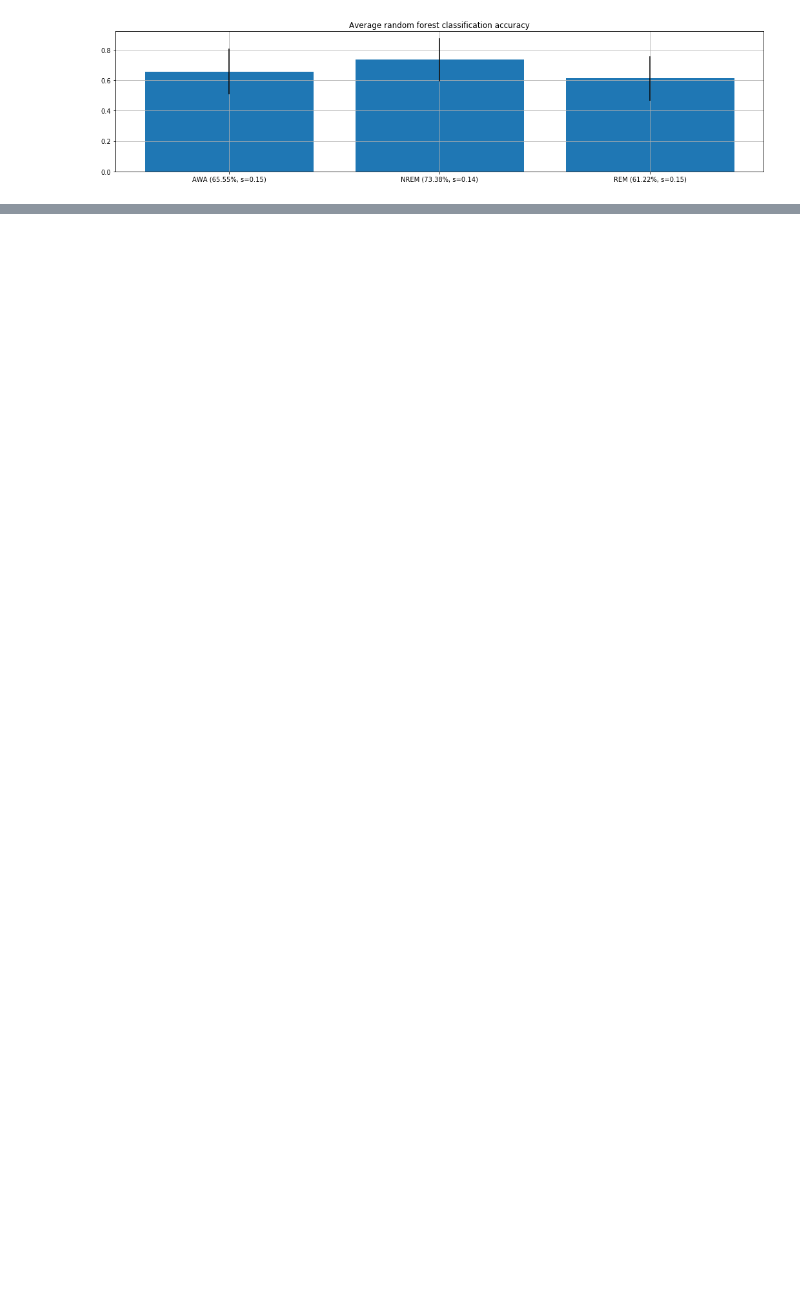
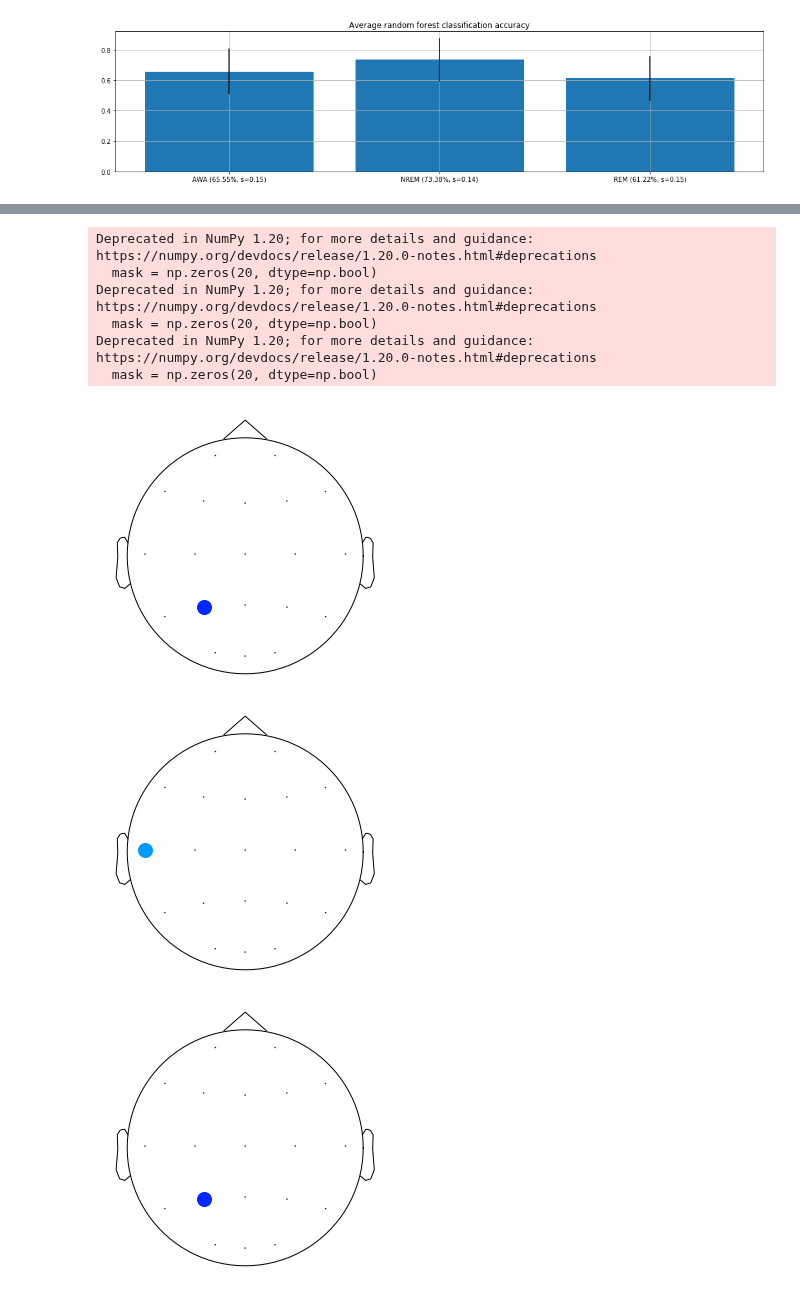
Before and after one commit to PhilippThoelke/caffeine-sleep, a Jupyter notebook: multiFeatureML/MultiFeatureRFFigures.ipynb, the cells around one changed output, grey strips where cells are left out. Saved outputs shown, nothing was run; the diff lists cells and outputs as text; code cells hidden in the pictures; blank space fills up the shorter version.

Commit message:
WIP clean up random forest figure notebook

```diff
--- a/multiFeatureML/MultiFeatureRFFigures.ipynb
+++ b/multiFeatureML/MultiFeatureRFFigures.ipynb
@@ -9,14 +11,18 @@ from matplotlib import colors, gridspec, pyplot as plt
 CAF_DOSE = 200
 SIGNIFICANT_P = 0.05
 
+do_logistic_regression = False
+
 PROJECT_PATH = '../data' # path to where the EEG sensor position file is stored
 RESULTS_PATH = '../results'
 FIGURE_PATH = '../figures'
+MODEL_DIR = "logisticRegression200" if do_logistic_regression else f"new_score_rf{CAF_DOSE}"
+TWO_SIDED_IMPORTANCES = do_logistic_regression
 
 STAGES = ['AWSL', 'NREM', 'REM']
 BANDS = ['delta', 'theta', 'alpha', 'sigma', 'beta', 'low gamma']
-CHANNELS = ['Fp1', 'Fp2', 'F3', 'F4', 'F7', 'F8', 'C3', 'C4', 'P3 ', 'P4',
-            'O1', 'O2 ', 'T3', 'T4', 'T5', 'T6', 'Fz', 'Cz', 'Pz', 'Oz']
+CHANNELS = ['Fp1', 'Fp2', 'F3', 'F4', 'F7', 'F8', 'C3', 'C4', 'P3', 'P4',
+            'O1', 'O2', 'T3', 'T4', 'T5', 'T6', 'Fz', 'Cz', 'Pz', 'Oz']
 FEATURES = ['PSD_delta', 'PSD_theta', 'PSD_alpha', 'PSD_sigma', 'PSD_beta', 'PSD_low gamma',
             'SpecShanEn', 'SampEn', 'SpecSampEn', 'PermEn', 'SpecPermEn']
 
@@ -31,24 +39,12 @@ scores = {}
 feature_names = {}
 
 for stage in STAGES:
-    with open(os.path.join(RESULTS_PATH, f'new_score_rf{CAF_DOSE}', f'specpermen_importances-{stage}.pickle'), 'rb') as file:
+    with open(os.path.join(RESULTS_PATH, MODEL_DIR, f'specpermen_importances-{stage}.pickle'), 'rb') as file:
         importances[stage] = pickle.load(file)
-    with open(os.path.join(RESULTS_PATH, f'new_score_rf{CAF_DOSE}', f'specpermen_scores-{stage}.pickle'), 'rb') as file:
+    with open(os.path.join(RESULTS_PATH, MODEL_DIR, f'specpermen_scores-{stage}.pickle'), 'rb') as file:
         scores[stage] = pickle.load(file)
-    with open(os.path.join(RESULTS_PATH, f'new_score_rf{CAF_DOSE}', f'specpermen_feature_names-{stage}.pickle'), 'rb') as file:
+    with open(os.path.join(RESULTS_PATH, MODEL_DIR, f'specpermen_feature_names-{stage}.pickle'), 'rb') as file:
         feature_names[stage] = pickle.load(file)
-
-    '''
-    feature_categories = [name.split('-')[0] for name in feature_names[stage]]
-    for delete in delete_features:
-        keep_mask = delete != np.array(feature_categories)
-
-        for i in range(len(importances[stage])):
-            importances[stage][i] = importances[stage][i][keep_mask]
-        feature_names[stage] = feature_names[stage][keep_mask]
-
-        feature_categories = [category for category in feature_categories if delete != category]
-    '''
 # %%
 importance_means = {}
 importance_stds = {}
@@ -119,3 +93,25 @@ feature_colors = {
+# %%
+for stage in STAGES:
+    mask = np.zeros(20, dtype=np.bool)
+    mask[importance_means[stage].argmax() % 20] = True
+    feat = FEATURES[int(importance_means[stage].argmax() / len(importance_means[stage]) * len(FEATURES))]
+    plt.figure()
+    viz.plot_topomap(np.ones(20), sensor_pos, mask=mask,
+                     mask_params=dict(marker='o', markerfacecolor=feature_colors[feat],
+                                      markeredgecolor=feature_colors[feat], markersize=14),
+                     cmap="gray", contours=False, show=False)
+    plt.tight_layout()
+    plt.savefig(f"/tmp/feature_pos_{stage}.png", dpi=300, transparent=True, bbox_inches="tight", pad_inches=0)
+# %% [output]
+Deprecated in NumPy 1.20; for more details and guidance: https://numpy.org/devdocs/release/1.20.0-notes.html#deprecations
+  mask = np.zeros(20, dtype=np.bool)
+Deprecated in NumPy 1.20; for more details and guidance: https://numpy.org/devdocs/release/1.20.0-notes.html#deprecations
+  mask = np.zeros(20, dtype=np.bool)
+Deprecated in NumPy 1.20; for more details and guidance: https://numpy.org/devdocs/release/1.20.0-notes.html#deprecations
+  mask = np.zeros(20, dtype=np.bool)
+[figure, added]
+[figure, added]
+[figure, added]
 # %%
 fontsize_big = 20
 fontsize_small = 13
```
Also changed, not shown: parts of 18 cells of this notebook.
